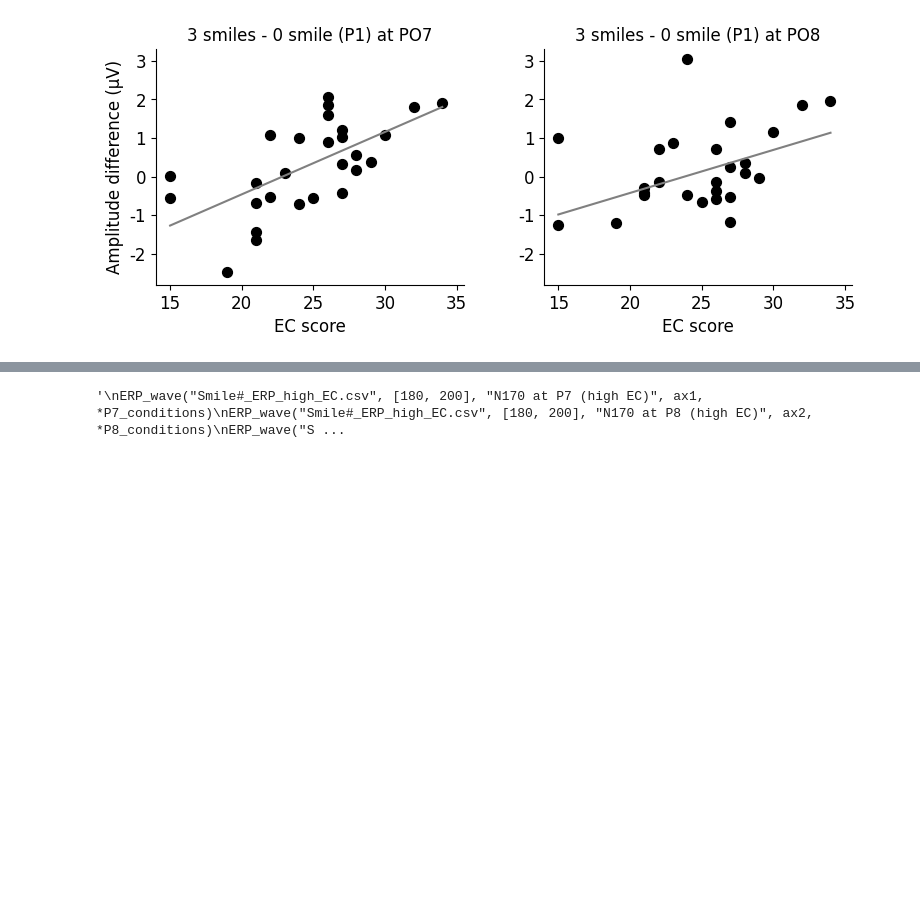
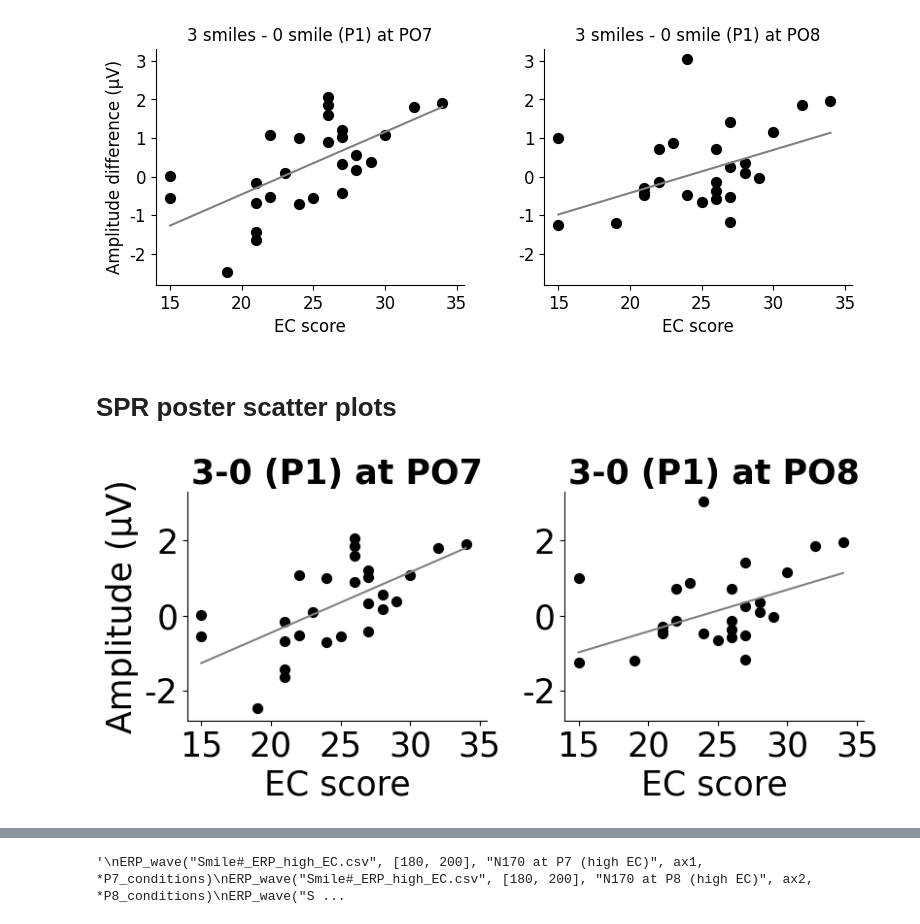
Before and after one commit to Kei-Kobayash/multiple_smiles, a Jupyter notebook: Smile_P1&N170.ipynb, the cells around one changed output, grey strips where cells are left out. Drawn from its saved outputs; the diff is of its cells as text; code cells hidden in the pictures; blank space fills up the shorter version.

Commit message:
Created using Colaboratory (Poster)

```diff
--- a/Smile_P1&N170.ipynb
+++ b/Smile_P1&N170.ipynb
@@ -443,3 +445,66 @@ plt.tight_layout()
 plt.savefig("all_Psychophysiology2023_scatter_plots_P1_difference.png", format="png", dpi=500, bbox_inches = "tight")
 # %% [output]
 [figure]
+# %% [markdown]
+# SPR poster scatter plots
+# %%
+#より大きなfigに2つの散布図を配置する（P1 differences）
+### grid
+grid_row = 65
+grid_col = 90
+
+grid_top = 0
+h_gap = 4
+grid_bottom = 30 + h_gap
+
+h_wave = 20
+w_wave = 20
+
+#fig, ax2 = plt.subplots()
+plt.figure(figsize = (18, 10))
+
+def scatter(var1, var2, data, ax_n, title, ylabel):
+  fontsize = 25
+  EC_xlist = list(range(15, 40, 5))
+
+  ax_n.scatter(data[var1], data[var2], c="black", alpha=1, s = 50)
+
+  ax_n.spines["top"].set_visible(False)
+  ax_n.spines["right"].set_visible(False)
+
+  ax_n.set_xlabel("EC score", fontsize = fontsize)
+
+  if ylabel == "ylabel_yes":
+      ax_n.set_ylabel("Amplitude (μV)", fontsize = fontsize)
+  ax_n.set_title(title, fontsize = fontsize, fontweight = "bold")
+
+  ax_n.set_xlim(14, 35.5)
+  ax_n.set_xticks(EC_xlist)
+  ax_n.set_xticklabels(EC_xlist, fontsize = fontsize)
+
+  ax_n.set_ylim(-2.8, 3.3)
+  ax_n.set_yticks(list(range(-2, 4, 2)))
+  ax_n.set_yticklabels(list(range(-2, 4, 2)), fontsize = fontsize)
+
+  import numpy as np
+  # 回帰直線の計算
+  coefficients = np.polyfit(data[var1], data[var2], deg=1)
+  x_values = np.linspace(data[var1].min(), data[var1].max(), 100)
+  y_values = np.polyval(coefficients, x_values)
+
+  # トレンドラインの描画
+  ax_n.plot(x_values, y_values, color='gray', label='トレンドライン')
+
+
+ax2 = plt.subplot2grid((grid_row, grid_col), (grid_top, 0), rowspan = h_wave, colspan = w_wave)
+ax3 = plt.subplot2grid((grid_row, grid_col), (grid_top, 25), rowspan = h_wave, colspan = w_wave)
+
+
+scatter("EC", "smile3-0_PO7", df, ax2, "3-0 (P1) at PO7", "ylabel_yes")
+scatter("EC", "smile3-0_PO8", df, ax3, "3-0 (P1) at PO8", "ylabel_no")
+
+plt.tight_layout()
+
+plt.savefig("SPR2023_scatter_plots_P1_difference.png", format="png", dpi=500, bbox_inches = "tight")
+# %% [output]
+[figure, added]
```
Also changed, not shown: parts of 16 cells of this notebook.
